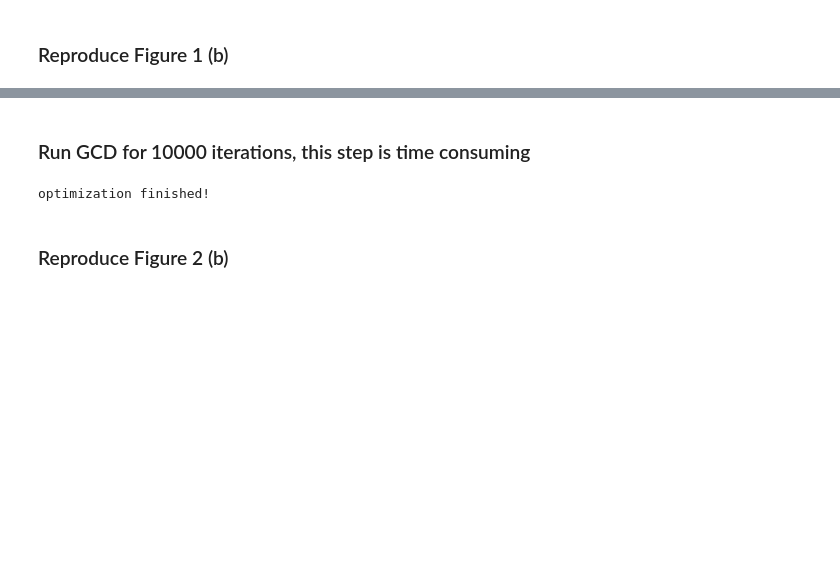
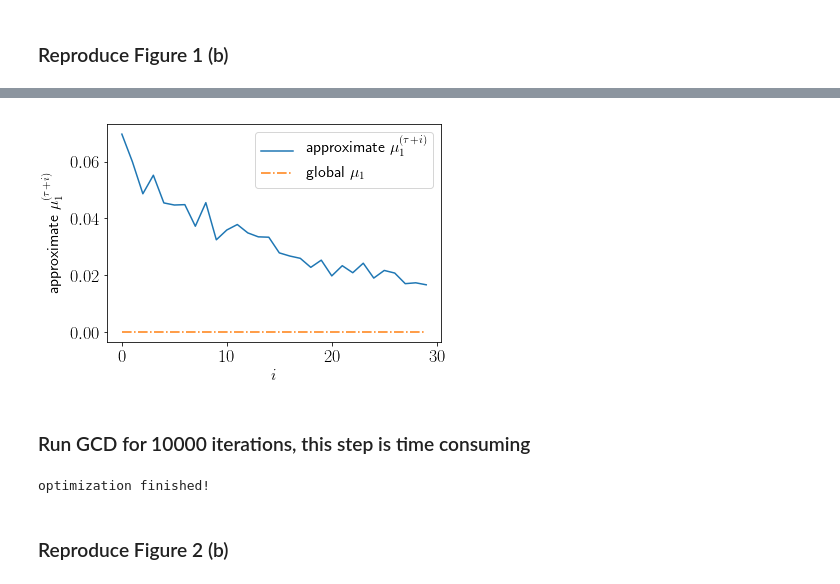
Before and after one commit to fanghgit/Greed_Meets_Sparsity, a Jupyter notebook: code/experiments.ipynb, the cells around one changed output, grey strips where cells are left out. Saved outputs shown, nothing was run; the diff lists cells and outputs as text; code cells hidden in the pictures; blank space fills up the shorter version.

```diff
--- a/code/experiments.ipynb
+++ b/code/experiments.ipynb
@@ -80,3 +120,26 @@ plt.show()
+# %%
+n_trails = 1000
+mu_1_list = []
+t = 30
+for i in range( t ):
+    mu_1_list.append(  np.min(  approx_mu1(A, model.coef_, i, n_trails)  )  )
+
+global_mu1 = np.min( approx_mu1_global( A, 1000 ) )
+# %%
+matplotlib.rcParams.update({'font.size': 16})
+plt.rc('text', usetex=True)
+
+it = np.linspace( 0, 29, 30 )
+plt.plot( it, mu_1_list, label=r"approximate $  \mu_1^{( \tau + i ) }$" )
+plt.plot( it, global_mu1*np.ones(len(it)), '-.' , label=r"global $\mu_1$")
+plt.legend()
+plt.ylabel(r"approximate $  \mu_1^{( \tau + i ) }$")
+plt.xlabel(r"$i$")
+plt.show()
+#plt.tight_layout()
+#plt.savefig("pic/mu_1_plot.png", dpi=300)
+# %% [output]
+[figure, added]
 # %% [markdown]
 ### Run GCD for 10000 iterations, this step is time consuming
 # %%
```
Also changed, not shown: parts of 12 cells of this notebook.
